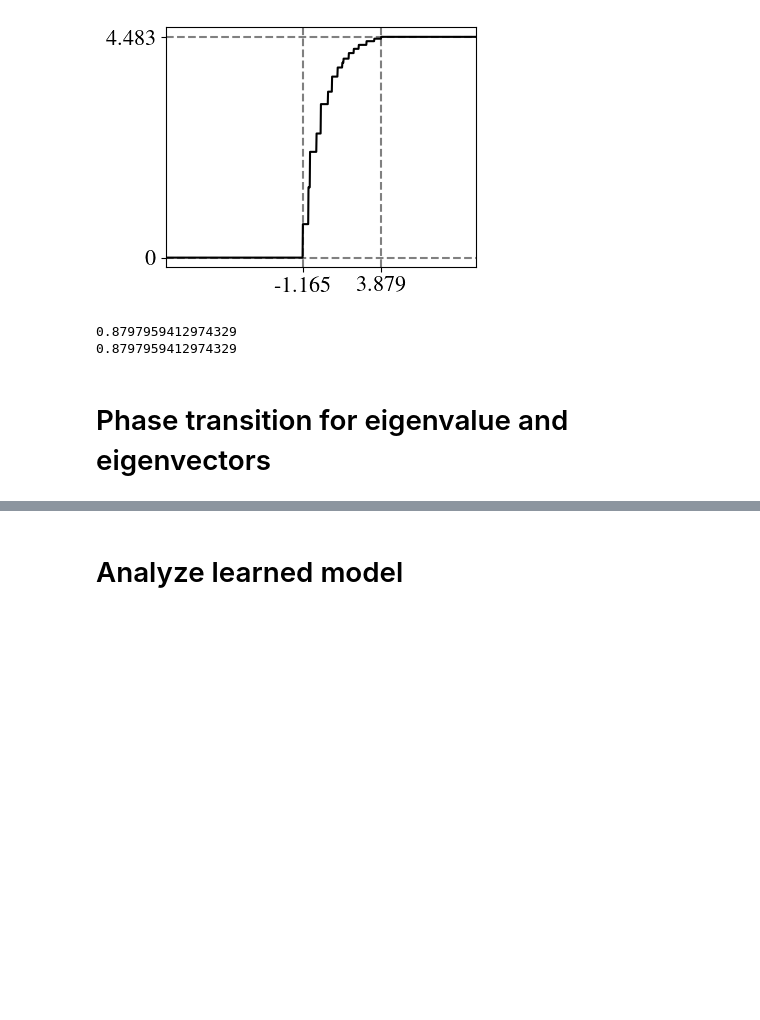
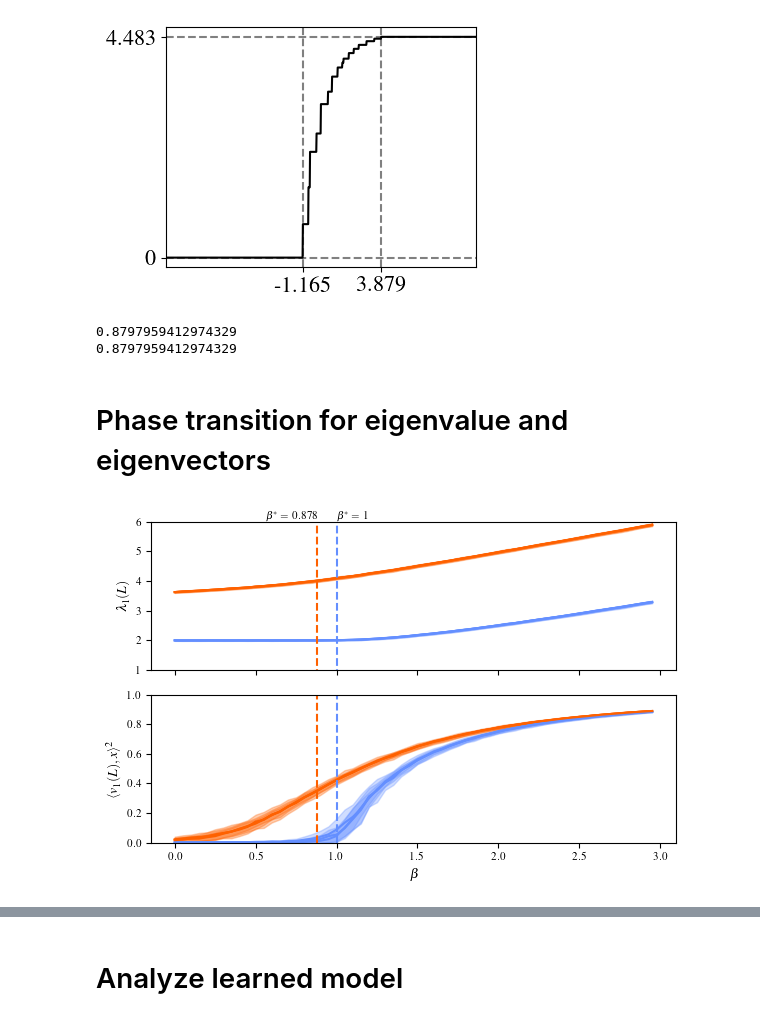
Before and after one commit to yuxinma98/NonlinearLaplacian, a Jupyter notebook: nonnegative_pca.ipynb, the cells around one changed output, grey strips where cells are left out. Saved outputs shown, nothing was run; the diff lists cells and outputs as text; code cells hidden in the pictures; blank space fills up the shorter version.

Commit message:
nnpca analysis for eigenvectors.

```diff
--- a/nonnegative_pca.ipynb
+++ b/nonnegative_pca.ipynb
@@ -258 +290,83 @@ sigma = beta_to_sigma(res.x)
+# %%
+fig, ax = plt.subplots(2, 1, figsize=(6, 4))
+for n in [1000, 2000, 4000]:
+    results = pickle.load(open(log_dir / f"nnpca_top_eigen_n={n}_N={N}.pkl", "rb"))
+    ax[0].plot(
+        betas,
+        [results[beta][0].mean() for beta in betas],
+        label=r"Direct spectral algorithm $\sigma(x)=0$",
+        color="#648fff",
+    )
+    ax[0].fill_between(
+        betas,
+        [results[beta][0].mean() - results[beta][0].std() for beta in betas],
+        [results[beta][0].mean() + results[beta][0].std() for beta in betas],
+        alpha=0.3,
+        color="#648fff",
+    )
+    ax[0].plot(
+        betas,
+        [results[beta][2].mean() for beta in betas],
+        label=r"Nonlinear Laplacian $\sigma(x)=a\tanh(bx)$",
+        color="#fe6100",
+    )
+    ax[0].fill_between(
+        betas,
+        [results[beta][2].mean() - results[beta][2].std() for beta in betas],
+        [results[beta][2].mean() + results[beta][2].std() for beta in betas],
+        alpha=0.3,
+        color="#fe6100",
+    )
+    ax[1].plot(
+        betas,
+        [results[beta][1].mean() for beta in betas],
+        label=r"Direct spectral algorithm $\sigma(x)=0$",
+        color="#648fff",
+    )
+    ax[1].fill_between(
+        betas,
+        [results[beta][1].mean() - results[beta][1].std() for beta in betas],
+        [results[beta][1].mean() + results[beta][1].std() for beta in betas],
+        alpha=0.3,
+        color="#648fff",
+    )
+    ax[1].plot(
+        betas,
+        [results[beta][3].mean() for beta in betas],
+        label=r"Nonlinear Laplacian \\($\sigma$ from Nelder-Mead step function)",
+        color="#fe6100",
+    )
+    ax[1].fill_between(
+        betas,
+        [results[beta][3].mean() - results[beta][3].std() for beta in betas],
+        [results[beta][3].mean() + results[beta][3].std() for beta in betas],
+        alpha=0.3,
+        color="#fe6100",
+    )
+
+ax[0].vlines(1, 0, 6, linestyle="--", color="#648fff")
+ax[0].vlines(res.fun, 0, 6, linestyle="--", color="#fe6100")
+ax[1].vlines(1, 0, 1, linestyle="--", color="#648fff")
+ax[1].vlines(res.fun, 0, 1, linestyle="--", color="#fe6100")
+
+ax[0].text(1, 6.1, r"$\beta^*=1$", color="black", ha="left", fontsize=8)
+ax[0].text(res.fun, 6.1, rf"$\beta^*={res.fun:.3f}$", color="black", ha="right", fontsize=8)
+
+# ax[1].set_xlkim(0,1)
+ax[0].set_ylim(1, 6)
+ax[1].set_ylim(0, 1)
+ax[0].set_ylabel(r"$\lambda_1(L)$")
+ax[1].set_ylabel(r"$\langle {v}_1(L), {x} \rangle^2$")
+ax[1].set_xlabel(r"$\beta$")
+ax[0].set_xticklabels([])
+ax[1].tick_params(axis="x", labelsize=8)
+ax[0].tick_params(axis="y", labelsize=8)
+ax[1].tick_params(axis="y", labelsize=8)
+
+# plt.legend(loc="lower right")
+plt.savefig(plot_dir / "eigenvectors.pdf")
+plt.tight_layout()
+plt.show()
+# %% [output]
+[figure, added]
 # %%
```
Also changed, not shown: parts of 4 cells of this notebook, 8 other files.
